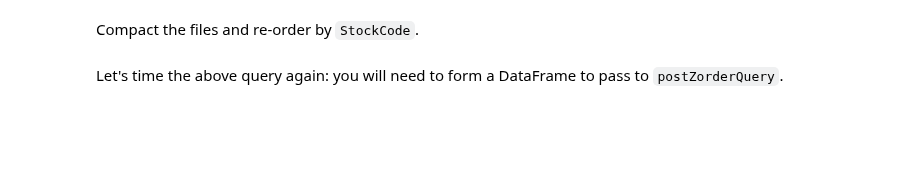
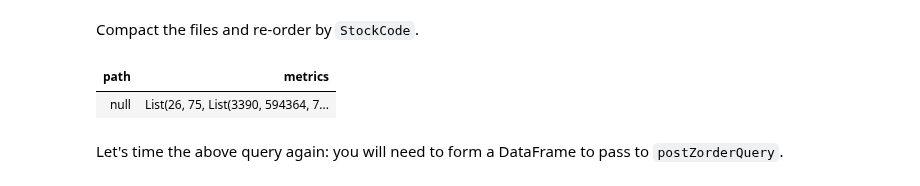
Before and after one commit to alcherniaev/Azure_Databricks, a Jupyter notebook: 4.Delta-Time-Machine-and-Optimization-Lab-2.ipynb, the cells around one changed output. Saved outputs shown, nothing was run; the diff lists cells and outputs as text; code cells hidden in the pictures; blank space fills up the shorter version.

Commit message:
4.Delta-Time-Machine-and-Optimization-Lab-2

```diff
--- a/4.Delta-Time-Machine-and-Optimization-Lab-2.ipynb
+++ b/4.Delta-Time-Machine-and-Optimization-Lab-2.ipynb
@@ -132,8 +156,11 @@ Compact the files and re-order by `StockCode`.
 # %%
 %sql
 -- TODO
-OPTIMIZE FILL_IN
-ZORDER by (FILL_IN)
+OPTIMIZE customer_data_delta
+ZORDER by (StockCode)
+# %% [output]
+| path | metrics |
+| null | List(26, 75, List(3390, 594364, 7... |
 # %% [markdown]
 Let's time the above query again: you will need to form a DataFrame to pass to `postZorderQuery`.
 # %%
```
Also changed, not shown: parts of 17 cells of this notebook.
